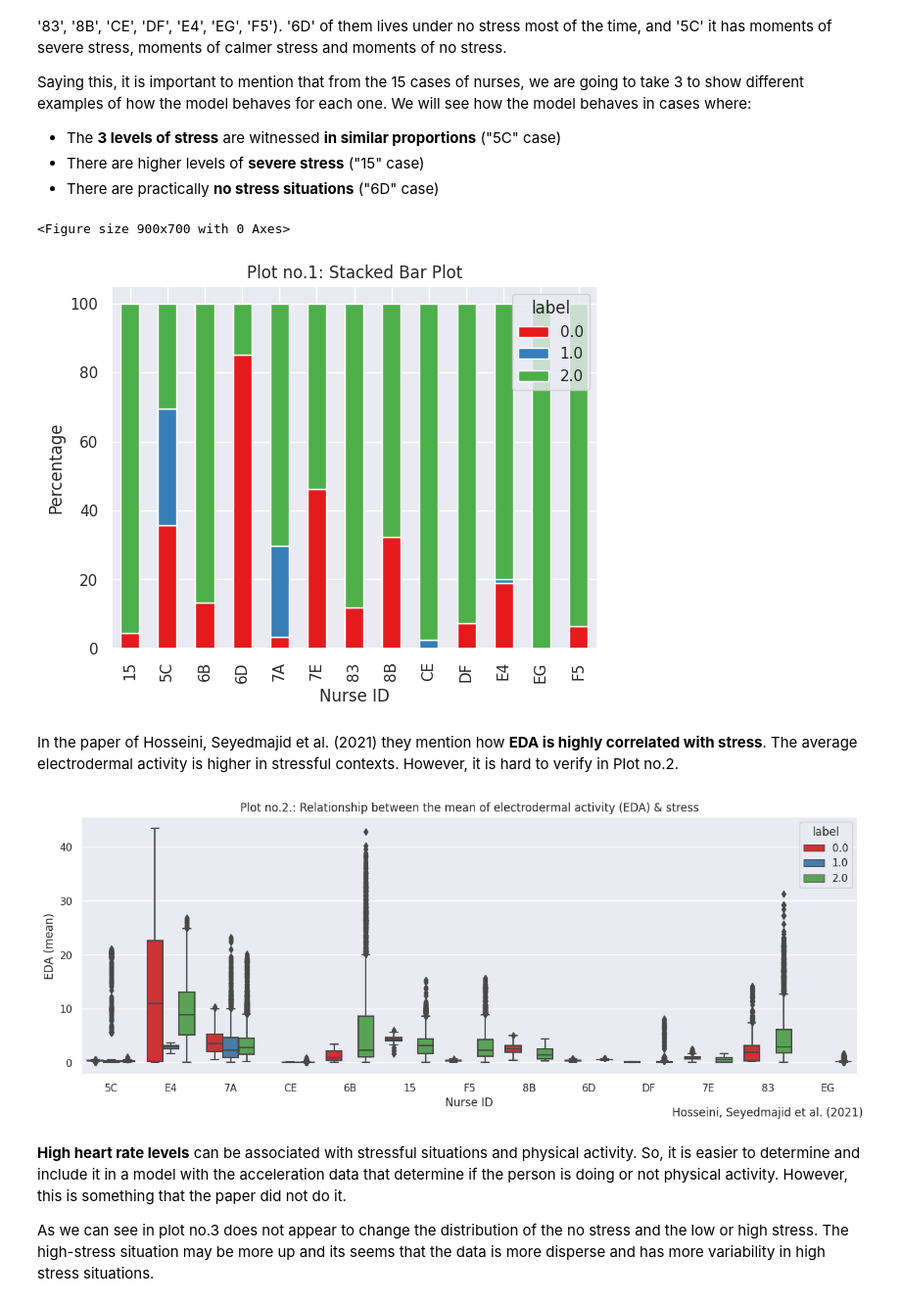
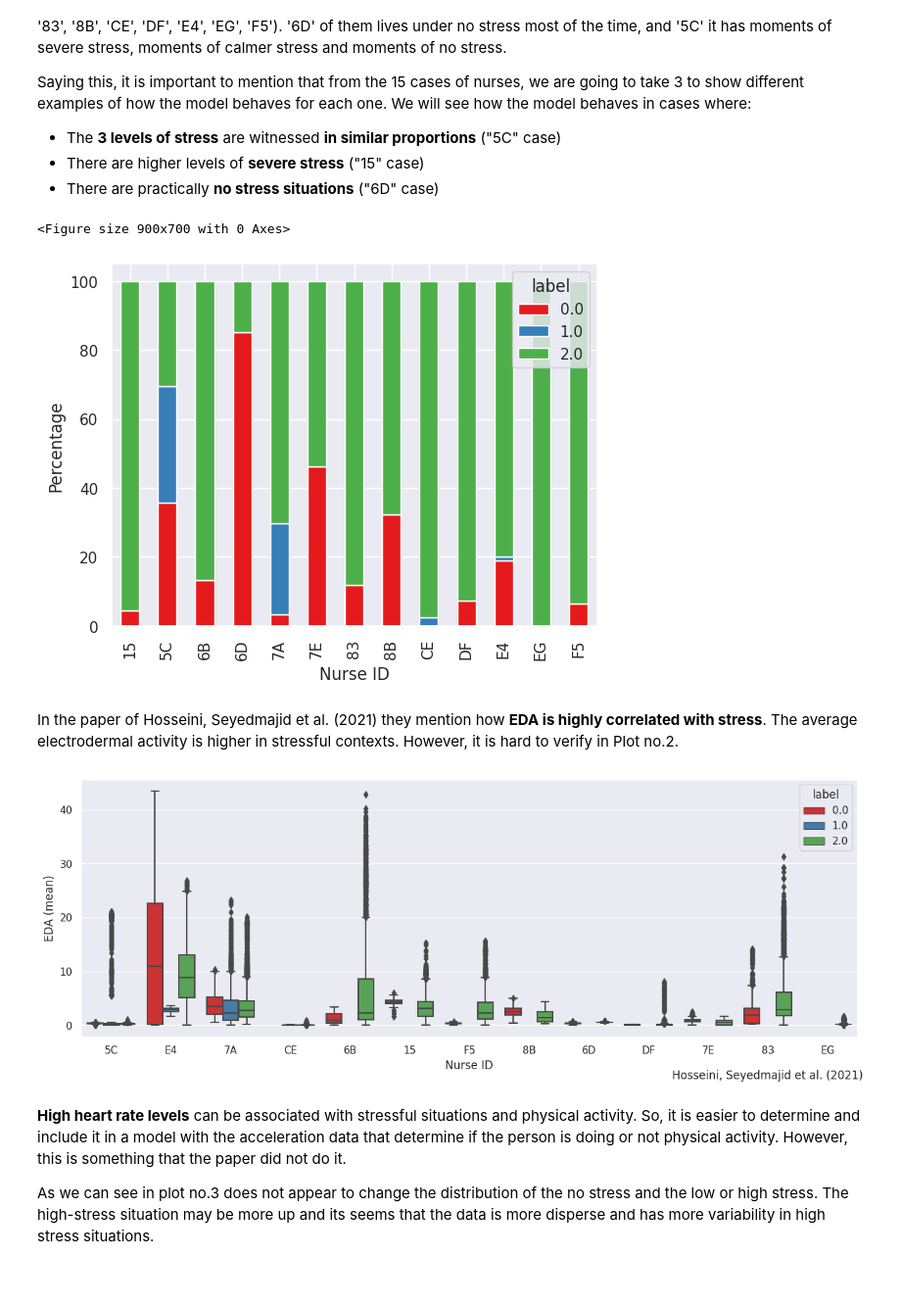
Before and after one commit to guadag12/ce888-assigment, a Jupyter notebook: code.ipynb, the cells around one changed output. Shown: that part at 98% size. Saved outputs shown, nothing was run; the diff lists cells and outputs as text; code cells hidden in the pictures; blank space fills up the shorter version.

Commit message:
change plots ♻️

```diff
--- a/code.ipynb
+++ b/code.ipynb
@@ -63,4 +62,5 @@ Mounted at /content/drive
 # %%
 txt = '''Hosseini, Seyedmajid et al. (2021)'''
 # %%
-data=pd.read_csv("/content/drive/MyDrive/CE888-7-SP - Data Science and Decision Making/Assigment/model/df_total_to_model.csv")
+data=pd.read_csv("/content/drive/MyDrive/CE888-7-SP - Data Science and Decision Making/Assigment/model/data_model.csv")
+data =data.drop('Unnamed: 0', axis =1)
@@ -90,39 +88,39 @@ Saying this, it is important to mention that from the 15 cases of nurses, we are
 # %%
 from matplotlib.colors import ListedColormap
 
 flatui = ["#e41a1c", "#377eb8", "#4daf4a"]
 my_cmap = ListedColormap(sns.color_palette(flatui).as_hex())
 
 data_group = data.groupby(["id", "label"], as_index = False)["label"].value_counts()
 data_group['percent'] = data_group.groupby('id')['count'].apply(lambda x: 100 * x / float(x.sum()))
 
 data_pivot = data_group.pivot(index='id', columns='label', values='percent')
 
 sns.set(style="darkgrid")
 plt.figure(figsize=(9,7))
 data_pivot.plot(kind='bar', stacked=True, cmap=my_cmap)
 plt.xlabel('Nurse ID')
 plt.ylabel('Percentage')
-plt.title('Plot no.1: Stacked Bar Plot')
+#plt.title('Plot no.1: Stacked Bar Plot')
 plt.savefig('/content/drive/MyDrive/CE888-7-SP - Data Science and Decision Making/Assigment/model/plot/plot1.png', dpi=100)
 plt.show();
 # %% [output]
 <Figure size 900x700 with 0 Axes>
-[figure, old version]
+[figure, new version]
 # %% [markdown]
 In the paper of Hosseini, Seyedmajid et al. (2021) they mention how **EDA is highly correlated with stress**. The average electrodermal activity is higher in stressful contexts. However, it is hard to verify in Plot no.2.
 # %%
 sns.set(style="darkgrid")
 plt.figure(figsize=(15,5))
 ax = plt.axes()
-ax.set_title('Plot no.2.: Relationship between the mean of electrodermal activity (EDA) & stress')
+#ax.set_title('Plot no.2.: Relationship between the mean of electrodermal activity (EDA) & stress')
 sns.boxplot(y="EDA_mean", x="id", hue="label", data=data, palette="Set1")
 ax.set(xlabel='Nurse ID', ylabel='EDA (mean)')
 ax.text(9.4,-10,txt)
 plt.savefig('/content/drive/MyDrive/CE888-7-SP - Data Science and Decision Making/Assigment/model/plot/plot2.png', dpi=100)
 plt.show()
 # %% [output]
-[figure, old version]
+[figure, new version]
 # %% [markdown]
 **High heart rate levels** can be associated with stressful situations and physical activity. So, it is easier to determine and include it in a model with the acceleration data that determine if the person is doing or not physical activity. However, this is something that the paper did not do it.
 
```
Also changed, not shown: parts of 39 cells of this notebook, 13 other files.
